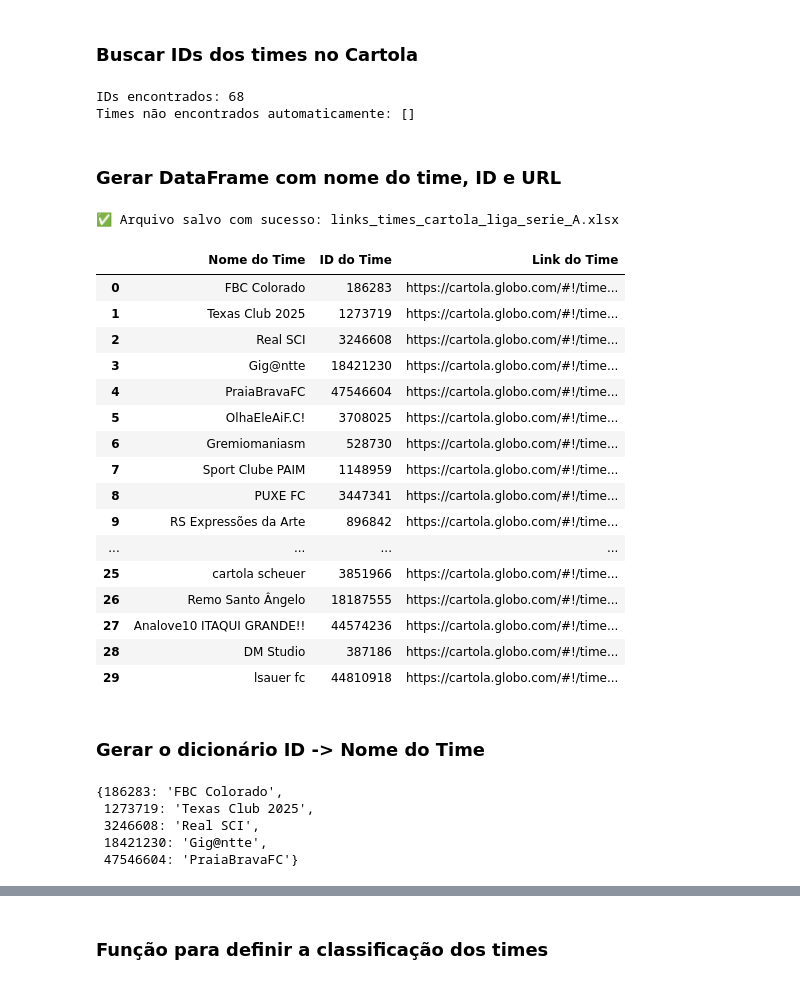
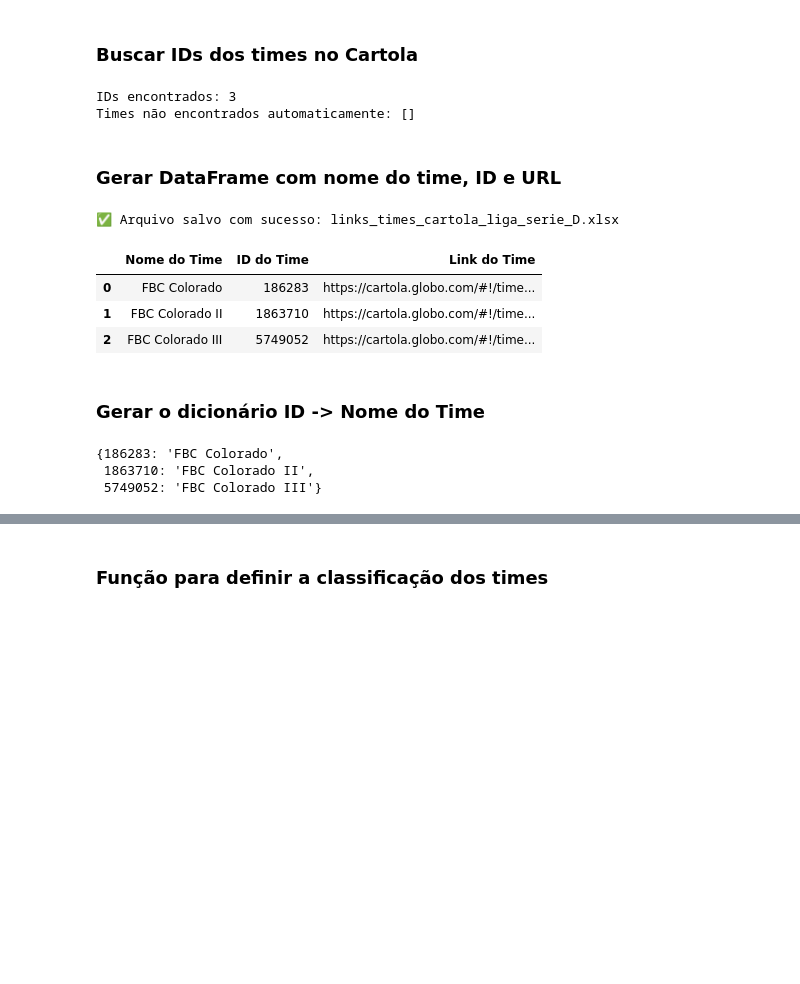
Before and after one commit to FernandoBC23/cartola_fbc, a Jupyter notebook: liga_serie_D/datasets_liga_serie_D/busca_dados_liga_serie_D.ipynb, the cells around one changed output, grey strips where cells are left out. Saved outputs shown, nothing was run; the diff lists cells and outputs as text; code cells hidden in the pictures; blank space fills up the shorter version.

```diff
--- a/liga_serie_D/datasets_liga_serie_D/busca_dados_liga_serie_D.ipynb
+++ b/liga_serie_D/datasets_liga_serie_D/busca_dados_liga_serie_D.ipynb
@@ -27,14 +27,17 @@ display(df_times.head())
 # %% [markdown]
 ### Buscar IDs dos times no Cartola
 # %%
-nomes_times = ['FBC Colorado', 'Texas Club 2025', 'Real SCI', 'Gig@ntte', 'PraiaBravaFC', 'OlhaEleAiF.C!', 'Gremiomaniasm', 'Sport Clube PAIM', 'PUXE FC', 'RS Expressões da Arte',
-               'ZIVI FC', 'O clube do povo Itaqui/Rss', 'F.C. Rei Das Copas', 'Rolo Compressor ZN', 'Taura da Fronteira FCIII', 'Eleis-Itaqui', 'KING LEONN', 'Laranjja Mecannica',
-               'Fedato Futebol Clube', 'Perronee F.C', 'Pity10', 'pra sempre imortal fc', 'RHANKA DENTY FC25', 'TEAM LOPES 99', 'pura bucha /botafogo', 'cartola scheuer', 'Remo Santo Ângelo',
-               'Analove10 ITAQUI GRANDE!!', 'DM Studio', 'lsauer fc', 'VASCO MARTINS FC', 'KP JUV.', 'BORGES ITAQUI F.C.', 'Profit Soccer', 'Tabajara de Inhaua FC2', 'TIGRE LEON',
-               'S.E.R. GRILLO', 'seralex', 'E.C. Bororé', 'MAFRA MARTINS FC', 'BordonFC', 'Tatols Beants F.C', 'FIGUEIRA DA ILHA', 'MauHumor F.C.', 'A Lenda Super Vascão f.c',
-               'TATITTA FC', 'HS SPORTS F.C', 'Dom Camillo68', 'mercearia Estrela', 'CosmoCity ZO', 'clarinvalau fc', 'Grêmio imortal 37', 'SERGRILLO', 'Super Vasco f.c',
-               'A Lenda Super Vasco F.c', 'Paulo Virgili FC', 'CALOMBO ITAQUI RS', 'Luis lemes inter', 'emer jr fc', 'Cril Futebol Club', 'ITAQUI F.C.', 'TORRESMO COM PINGA',
-               'Lá do Itaqui', 'FC Los Castilho', 'KillerColorado', "Atlético Colorado 2021", "Time do S.A.P.O", "SISO FC25", "Grêmio imortal 37", "BORGES ITAQUI F.C."]
+nomes_times = ['FBC Colorado', 'FBC Colorado II','FBC Colorado III']#, "GaúchoDaFronteira F.C",'Texas Club 2025', 'Real SCI', 'Gig@ntte', 'PraiaBravaFC', 'OlhaEleAiF.C!', 'Gremiomaniasm', 'Sport Clube PAIM', 'PUXE FC', 'RS Expressões da Arte',
+            #    'ZIVI FC', 'O clube do povo Itaqui/Rss', 'F.C. Rei Das Copas', 'Rolo Compressor ZN', 'Taura da Fronteira FCIII', 'Eleis-Itaqui', 'KING LEONN', 'Laranjja Mecannica',
+            #    'Fedato Futebol Clube', 'Perronee F.C', 'Pity10', 'pra sempre imortal fc', 'RHANKA DENTY FC25', 'TEAM LOPES 99', 'pura bucha /botafogo', 'cartola scheuer', 'Remo Santo Ângelo',
+            #    'Analove10 ITAQUI GRANDE!!', 'DM Studio', 'lsauer fc', 'VASCO MARTINS FC', 'KP JUV.', 'BORGES ITAQUI F.C.', 'Profit Soccer', 'Tabajara de Inhaua FC2', 'TIGRE LEON',
+            #    'S.E.R. GRILLO', 'seralex', 'E.C. Bororé', 'MAFRA MARTINS FC', 'BordonFC', 'Tatols Beants F.C', 'FIGUEIRA DA ILHA', 'MauHumor F.C.', 'A Lenda Super Vascão f.c',
+            #    'TATITTA FC', 'HS SPORTS F.C', 'Dom Camillo68', 'mercearia Estrela', 'CosmoCity ZO', 'clarinvalau fc', 'Grêmio imortal 37', 'SERGRILLO', 'Super Vasco f.c',
+            #    'A Lenda Super Vasco F.c', 'Paulo Virgili FC', 'CALOMBO ITAQUI RS', 'Luis lemes inter', 'emer jr fc', 'Cril Futebol Club', 'ITAQUI F.C.', 'TORRESMO COM PINGA',
+            #    'Lá do Itaqui', 'FC Los Castilho', 'KillerColorado', "Atlético Colorado 2021", "Time do S.A.P.O", "SISO FC25", "Grêmio imortal 37", "BORGES ITAQUI F.C."]
+
+# nomes_times = ["EdshooowFC", "Defenders F. C.", "Riacho s6", "VIVOPELAGRACA", "Barbosinha FC", "FairPlay Tiro Curto 3",
+#                "28 di Marco EC", "QSITO", "jhullyacesar@", "PRECHEKOS FC", "FBC Colorado"]
 
 # Dicionário para armazenar os IDs dos times
 ids_times = {}
@@ -77,47 +80,34 @@ for nome in nomes_times:
 print("IDs encontrados:", len(ids_times))
 print("Times não encontrados automaticamente:", nao_encontrados)
 # %% [output]
-IDs encontrados: 68
+IDs encontrados: 3
 Times não encontrados automaticamente: []
 # %% [markdown]
 ### Gerar DataFrame com nome do time, ID e URL
 # %%
 # Gerar DataFrame com nome do time, ID e URL
 df_urls = pd.DataFrame([
     {"Nome do Time": nome, "ID do Time": time_id, "Link do Time": f"https://cartola.globo.com/#!/time/{time_id}"}
     for nome, time_id in ids_times.items()
 ])
 
 # Caminho e nome do arquivo Excel
-caminho_excel = "links_times_cartola_liga_serie_A.xlsx"
+caminho_excel = "links_times_cartola_liga_serie_D.xlsx"
 
 # Salvar o DataFrame em Excel
 df_urls.to_excel(caminho_excel, index=False)
 
 print(f"✅ Arquivo salvo com sucesso: {caminho_excel}")
 
 
 # Exibir como tabela
 display(df_urls.head(30))
 # %% [output]
-✅ Arquivo salvo com sucesso: links_times_cartola_liga_serie_A.xlsx
+✅ Arquivo salvo com sucesso: links_times_cartola_liga_serie_D.xlsx
 |  | Nome do Time | ID do Time | Link do Time |
 | 0 | FBC Colorado | 186283 | https://cartola.globo.com/#!/time... |
-| 1 | Texas Club 2025 | 1273719 | https://cartola.globo.com/#!/time... |
-| 2 | Real SCI | 3246608 | https://cartola.globo.com/#!/time... |
-| 3 | Gig@ntte | 18421230 | https://cartola.globo.com/#!/time... |
-| 4 | PraiaBravaFC | 47546604 | https://cartola.globo.com/#!/time... |
-| 5 | OlhaEleAiF.C! | 3708025 | https://cartola.globo.com/#!/time... |
-| 6 | Gremiomaniasm | 528730 | https://cartola.globo.com/#!/time... |
-| 7 | Sport Clube PAIM | 1148959 | https://cartola.globo.com/#!/time... |
-| 8 | PUXE FC | 3447341 | https://cartola.globo.com/#!/time... |
-| 9 | RS Expressões da Arte | 896842 | https://cartola.globo.com/#!/time... |
-| ... | ... | ... | ... |
-| 25 | cartola scheuer | 3851966 | https://cartola.globo.com/#!/time... |
-| 26 | Remo Santo Ângelo | 18187555 | https://cartola.globo.com/#!/time... |
-| 27 | Analove10 ITAQUI GRANDE!! | 44574236 | https://cartola.globo.com/#!/time... |
-| 28 | DM Studio | 387186 | https://cartola.globo.com/#!/time... |
-| 29 | lsauer fc | 44810918 | https://cartola.globo.com/#!/time... |
+| 1 | FBC Colorado II | 1863710 | https://cartola.globo.com/#!/time... |
+| 2 | FBC Colorado III | 5749052 | https://cartola.globo.com/#!/time... |
 # %% [markdown]
 ### Gerar o dicionário ID -> Nome do Time
 # %%
@@ -128,10 +118,8 @@ nomes_por_id = dict(zip(df_urls["ID do Time"], df_urls["Nome do Time"]))
 dict(list(nomes_por_id.items())[:5])
 # %% [output]
 {186283: 'FBC Colorado',
- 1273719: 'Texas Club 2025',
- 3246608: 'Real SCI',
- 18421230: 'Gig@ntte',
- 47546604: 'PraiaBravaFC'}
+ 1863710: 'FBC Colorado II',
+ 5749052: 'FBC Colorado III'}
 # %%
 def campeonato_comecou(api, ids_times):
     """Verifica se o campeonato já começou observando a pontuação na 1ª rodada."""
```
Also changed, not shown: parts of 37 cells of this notebook, 55 other files.
